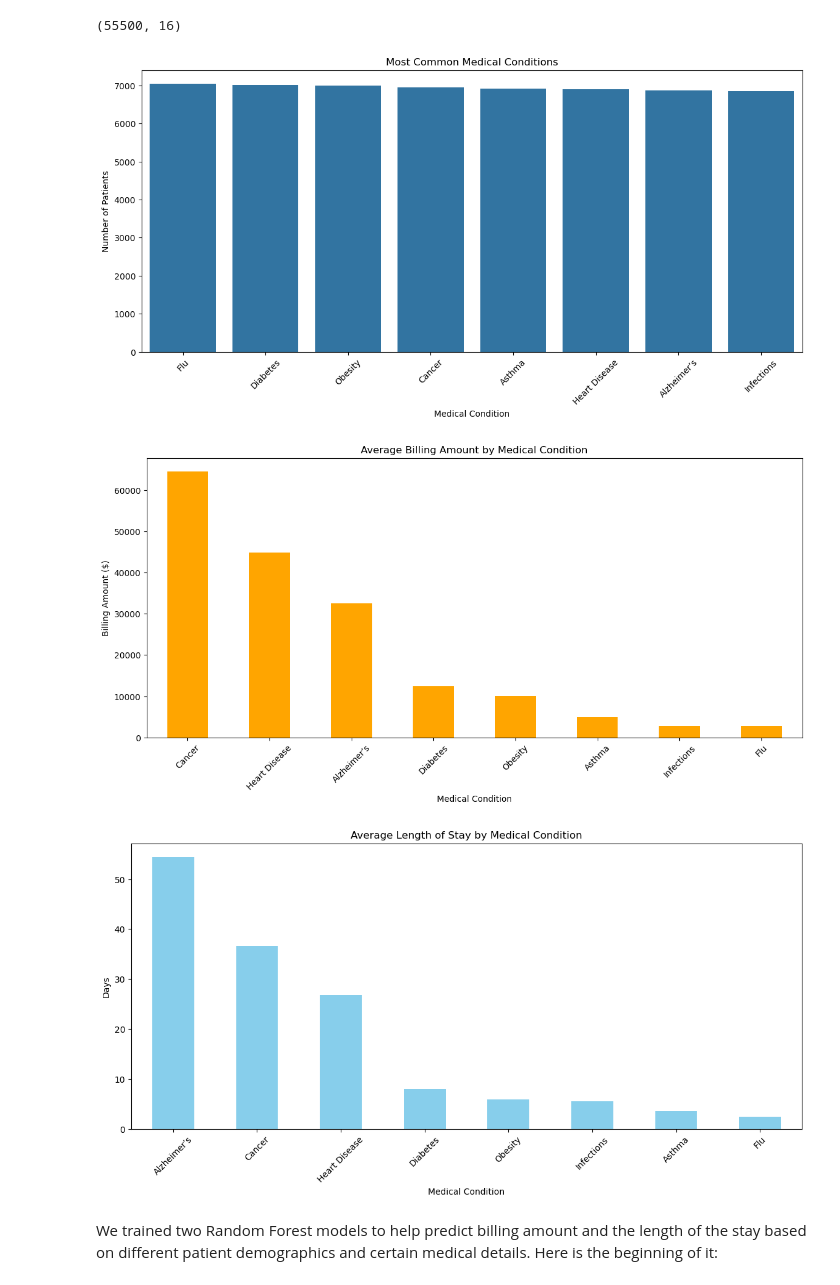
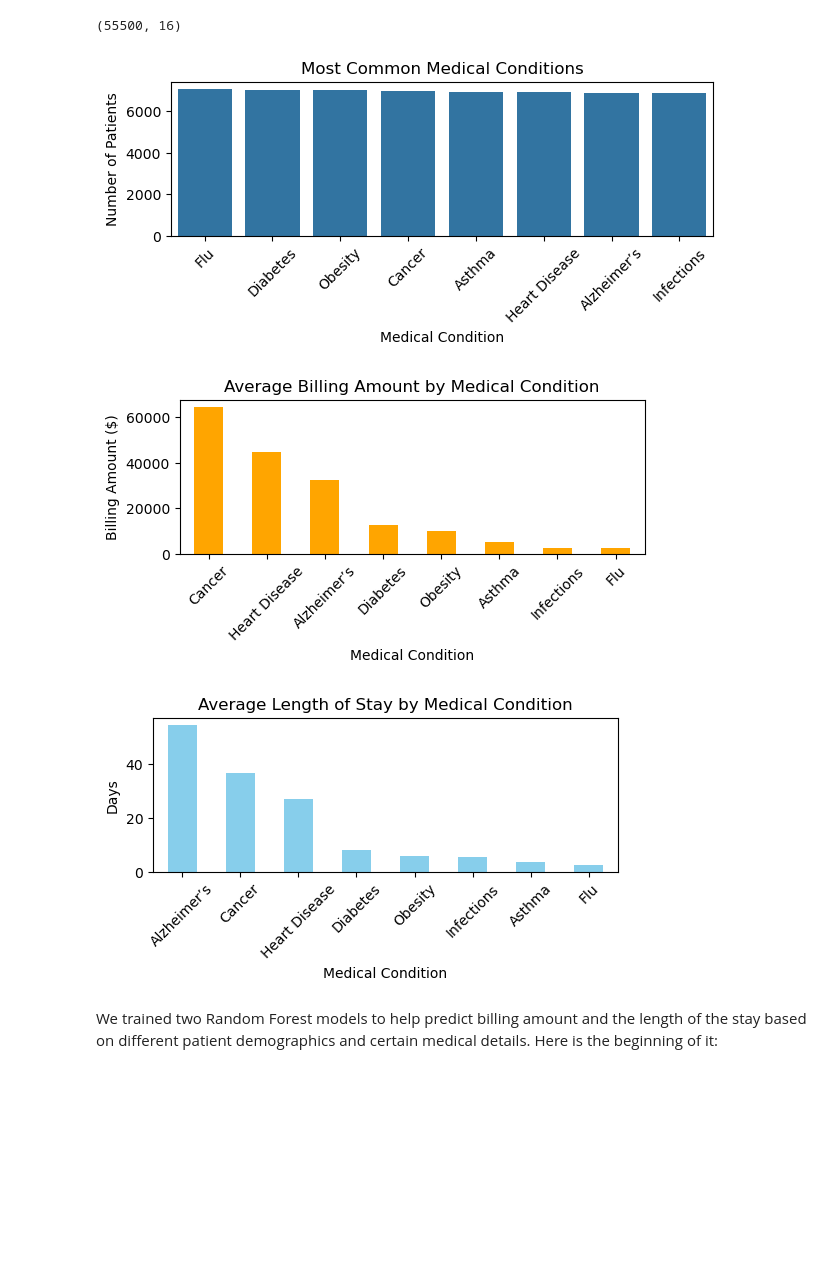
Before and after one commit to setripper/datathon2025, a Jupyter notebook: main.ipynb, the cells around one changed output. Cells and saved outputs as stored; diff of their text form; code cells hidden in the pictures; blank space fills up the shorter version.

```diff
--- a/main.ipynb
+++ b/main.ipynb
@@ -48,23 +33,24 @@ df.shape
 (55500, 16)
 # %%
 # Most Common Medical Condiitons:
+#this plots the count of medical conditions
 import matplotlib.pyplot as plt
 import seaborn as sns
 
-plt.figure(figsize=(14,6))
+plt.figure(figsize=(7,2))
 sns.countplot(data=df, x='Medical Condition', order=df['Medical Condition'].value_counts().index)
 plt.title('Most Common Medical Conditions')
 plt.xticks(rotation=45)
 plt.ylabel('Number of Patients')
 plt.xlabel('Medical Condition')
 plt.show()
 # %% [output]
-[figure, old version]
+[figure, new version]
 # %%
 # Average Billing Amount by Medical Condition
 avg_billing = df.groupby('Medical Condition')['Billing Amount'].mean().sort_values(ascending=False)
 
-plt.figure(figsize=(14,6))
+plt.figure(figsize=(6,2))
 avg_billing.plot(kind='bar', color='orange')
 plt.title('Average Billing Amount by Medical Condition')
 plt.ylabel('Billing Amount ($)')
@@ -72,12 +58,12 @@ plt.xlabel('Medical Condition')
 plt.xticks(rotation=45)
 plt.show()
 # %% [output]
-[figure, old version]
+[figure, new version]
 # %%
 # Average Length of Stay by Medical Condition
 avg_stay = df.groupby('Medical Condition')['Length of Stay'].mean().sort_values(ascending=False)
 
-plt.figure(figsize=(14,6))
+plt.figure(figsize=(6,2))
 avg_stay.plot(kind='bar', color='skyblue')
 plt.title('Average Length of Stay by Medical Condition')
 plt.ylabel('Days')
@@ -85,7 +71,7 @@ plt.xlabel('Medical Condition')
 plt.xticks(rotation=45)
 plt.show()
 # %% [output]
-[figure, old version]
+[figure, new version]
 # %% [markdown]
 We trained two Random Forest models to help predict billing amount and the length of the stay based  on different patient demographics and certain medical details. Here is the beginning of it:
 # %%
```
Also changed, not shown: parts of 13 cells of this notebook.
